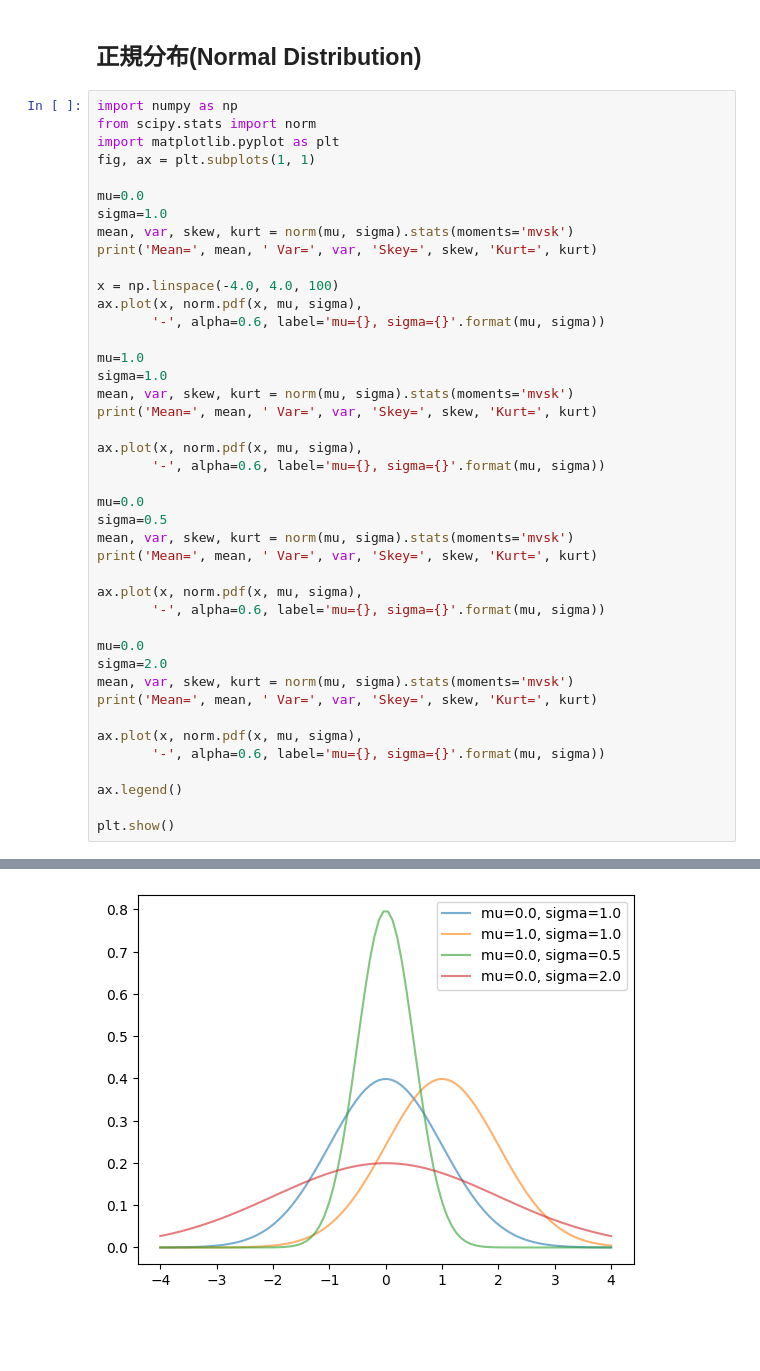
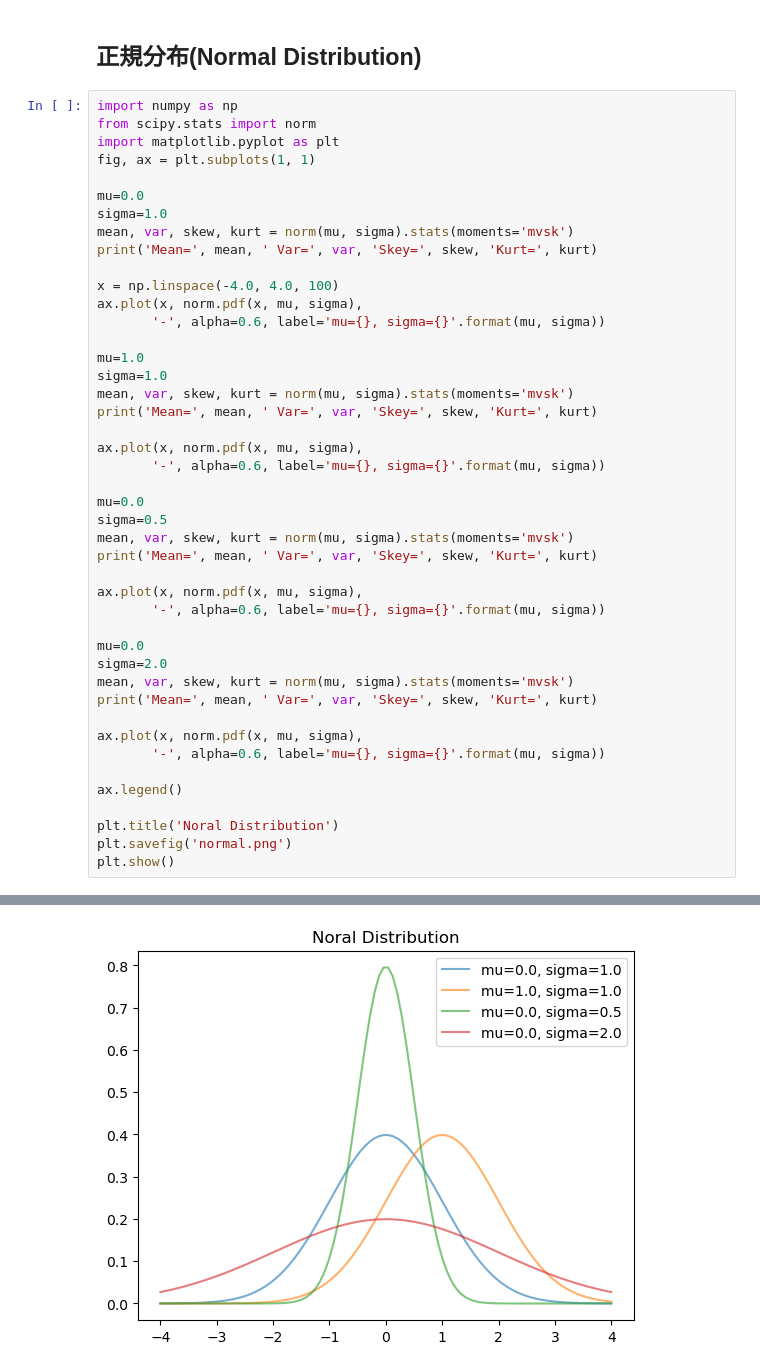
Before and after one commit to namoshi/mathAI, a Jupyter notebook: py_stat_data.ipynb, the cells around one changed output, grey strips where cells are left out. Saved outputs shown, nothing was run; the diff lists cells and outputs as text; blank space fills up the shorter version.

```diff
--- a/py_stat_data.ipynb
+++ b/py_stat_data.ipynb
@@ -471,31 +471,33 @@ sigma=1.0
 mean, var, skew, kurt = norm(mu, sigma).stats(moments='mvsk')
 print('Mean=', mean, ' Var=', var, 'Skey=', skew, 'Kurt=', kurt)
 
 ax.plot(x, norm.pdf(x, mu, sigma),
        '-', alpha=0.6, label='mu={}, sigma={}'.format(mu, sigma))
 
 mu=0.0
 sigma=0.5
 mean, var, skew, kurt = norm(mu, sigma).stats(moments='mvsk')
 print('Mean=', mean, ' Var=', var, 'Skey=', skew, 'Kurt=', kurt)
 
 ax.plot(x, norm.pdf(x, mu, sigma),
        '-', alpha=0.6, label='mu={}, sigma={}'.format(mu, sigma))
 
 mu=0.0
 sigma=2.0
 mean, var, skew, kurt = norm(mu, sigma).stats(moments='mvsk')
 print('Mean=', mean, ' Var=', var, 'Skey=', skew, 'Kurt=', kurt)
 
 ax.plot(x, norm.pdf(x, mu, sigma),
        '-', alpha=0.6, label='mu={}, sigma={}'.format(mu, sigma))
 
 ax.legend()
 
+plt.title('Noral Distribution')
+plt.savefig('normal.png')
 plt.show()
 # %% [output]
 Mean= 0.0  Var= 1.0 Skey= 0.0 Kurt= 0.0
 Mean= 1.0  Var= 1.0 Skey= 0.0 Kurt= 0.0
 Mean= 0.0  Var= 0.25 Skey= 0.0 Kurt= 0.0
 Mean= 0.0  Var= 4.0 Skey= 0.0 Kurt= 0.0
-[figure, old version]
+[figure, new version]
```
